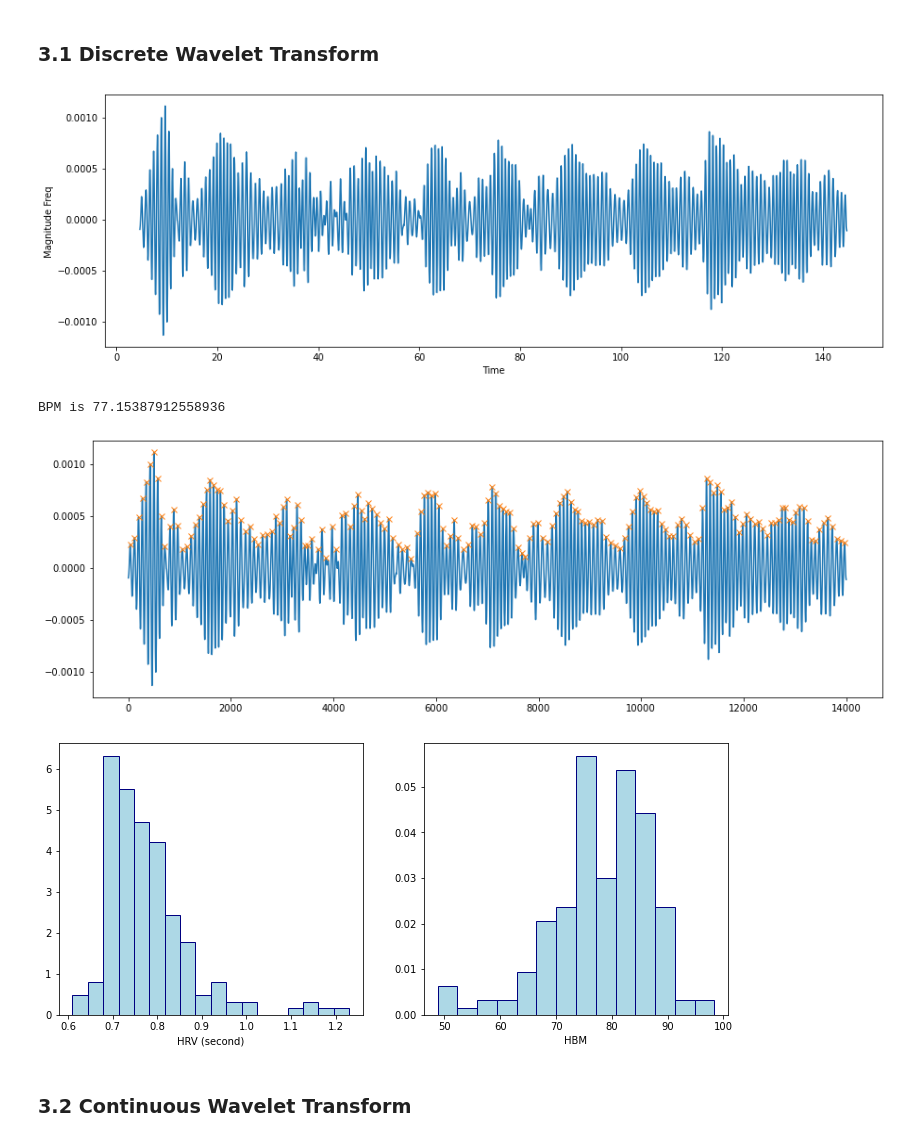
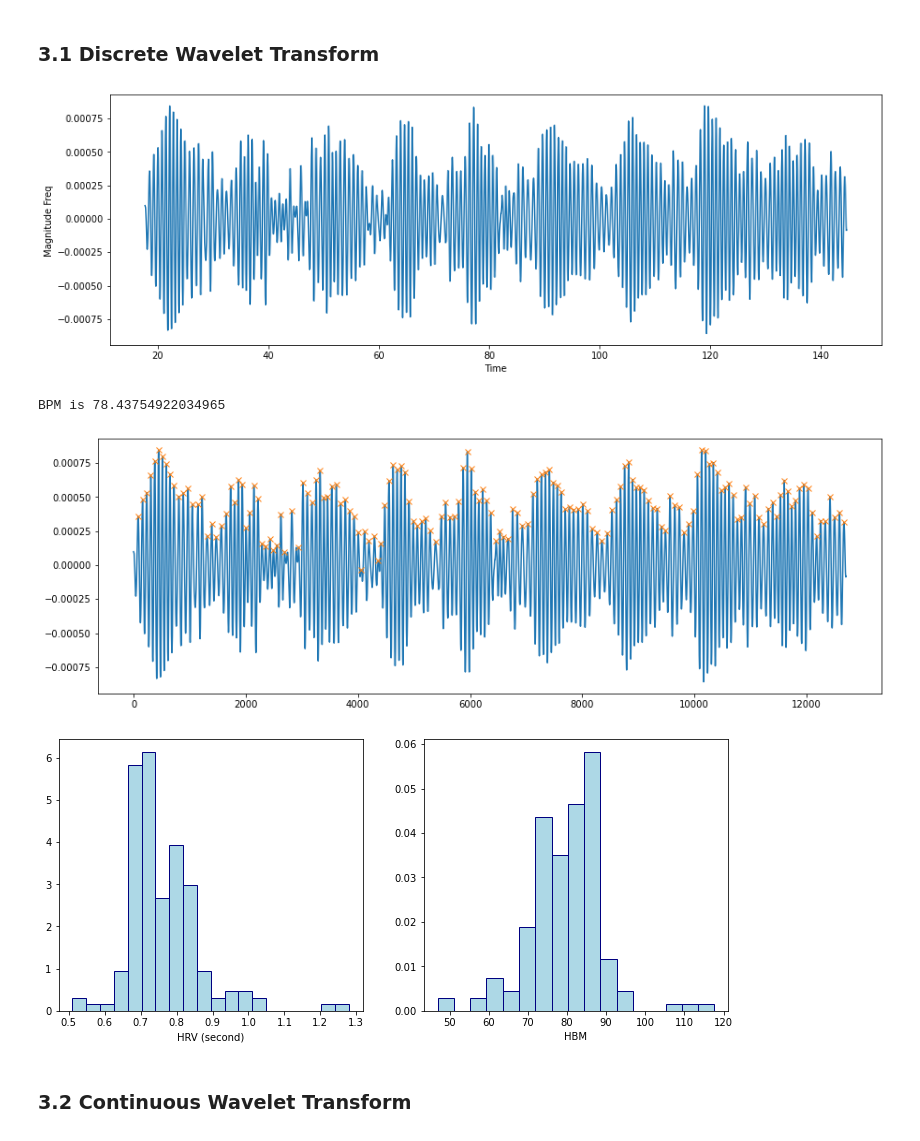
Before and after one commit to ericabrisigotti/heart_rate_estimation_LCP-A, a Jupyter notebook: Chest Sweater.ipynb, the cells around one changed output. Saved outputs shown, nothing was run; the diff lists cells and outputs as text; code cells hidden in the pictures.

```diff
--- a/Chest Sweater.ipynb
+++ b/Chest Sweater.ipynb
@@ -442,3 +442,14 @@ ax8.grid()
 plt.show()
 # %% [output]
 [figure]
+# %%
+# butterworth filtering
+def butter_filter(t,vect, low_freq, high_freq):
+    sos = signal.butter(4, [low_freq/60,high_freq/60], 'bp', fs=100, output='sos')
+    filtered = signal.sosfilt(sos, vect)
+    plt.plot(t[1300::],filtered[1300::])
+    filt = filtered[1300::]
+    tt = t[1300::]
+    return filtered,filt,tt
+# %%
+filtered,filt,tt = butter_filter(time,norm,60,100)
@@ -467,9 +480,9 @@ def dwt(time, vect, level):
     return dwt_sig
 # %%
 # function dwt(signal, level)
-dwt_sig = dwt( time, norm_filtered , 6)
+dwt_sig = dwt(tt, filt , 6)
 # %% [output]
-[figure, old version]
+[figure, new version]
 # %%
 def peaks(time, vect):
     peaks, _ = signal.find_peaks(vect, width = 25)
@@ -486,10 +499,10 @@ def peaks(time, vect):
     plt.show()
     return (peaks)
 # %%
-peak = peaks( time, dwt_sig)
+peak = peaks(tt, dwt_sig)
 # %% [output]
-BPM is 77.15387912558936
+BPM is 78.43754922034965
-[figure, old version]
+[figure, new version]
 # %%
 # histogram functions
 def histograms(time, peak):
@@ -509,7 +522,7 @@ def histograms(time, peak):
 # %%
 hrv, value_hrv, bins_hrv, value_heart, bins_heart = histograms(to_analyze['Time'], peak)
 # %% [output]
-[figure, old version]
+[figure, new version]
 # %%
 # #I want to try to fit with Gaussian, Cauchy, Double exponenetial
 
```
Also changed, not shown: parts of 4 cells of this notebook, 4 other files.
